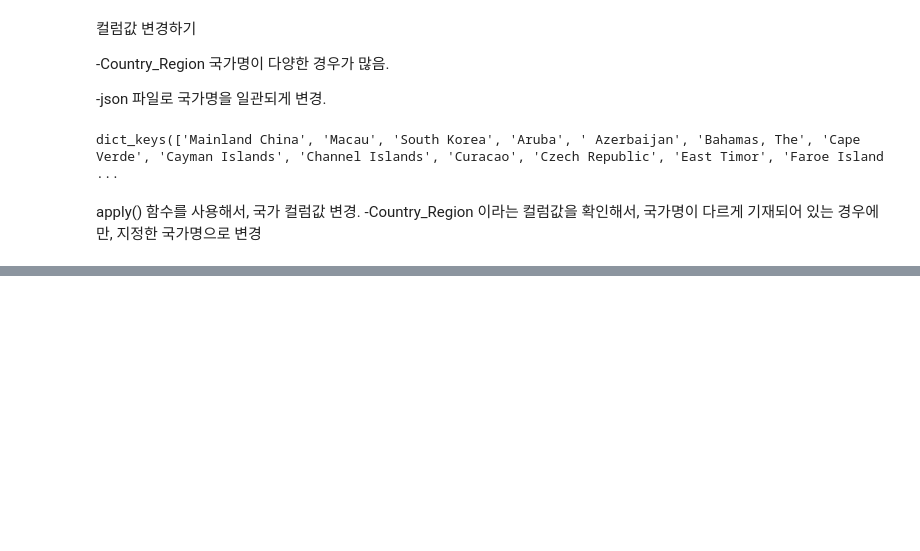
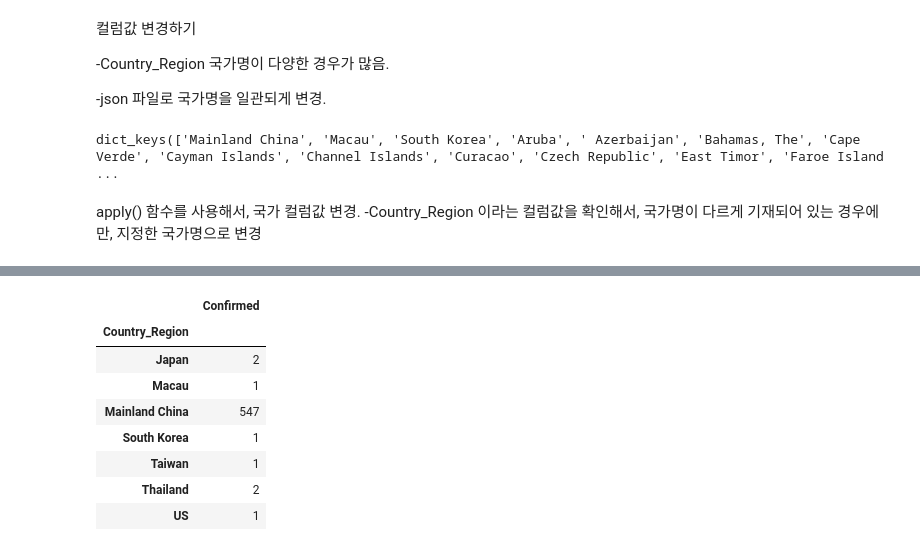
Before and after one commit to joyy-frontend/COVID19-Python-Project, a Jupyter notebook: Pandas_real_data_processing.ipynb, the cells around one changed output, grey strips where cells are left out. Cells and saved outputs as stored; diff of their text form; code cells hidden in the pictures; blank space fills up the shorter version.

```diff
--- a/Pandas_real_data_processing.ipynb
+++ b/Pandas_real_data_processing.ipynb
@@ -167,0 +226,10 @@ doc.head()
+# %%
+doc = pd.read_csv(PATH + "01-22-2020.csv", encoding='utf-8-sig')
+try:
+    doc = doc[['Province_State', 'Country_Region', 'Confirmed']]  #1.특정 컬럼만 선택해서 데이터 프레임 만듬.
+except:
+    doc = doc[['Province/State', 'Country/Region', 'Confirmed']]  #1.특정 컬럼만 선택해서 데이터 프레임 만듬.
+    doc.columns = ['Province_State', 'Country_Region', 'Confirmed']
+doc = doc.dropna(subset=['Confirmed'])  #2. 특정컬럼에 없는 데이터 삭제하기
+doc = doc.astype({'Confirmed' : 'int64'}) #3. 특정 컬럼 데이터 타입 변경
+doc.head()
@@ -167,0 +243,12 @@ doc.head()
+# %%
+doc.groupby('Country_Region').sum() # Country_Region 컬럼값이 동일한 케이스를 그룹화해서, 각 그룹별 합계 확인.
+# %% [output]
+|  | Confirmed |
+| Country_Region |  |
+| Japan | 2 |
+| Macau | 1 |
+| Mainland China | 547 |
+| South Korea | 1 |
+| Taiwan | 1 |
+| Thailand | 2 |
+| US | 1 |
```
Also changed, not shown: parts of 9 cells of this notebook.
